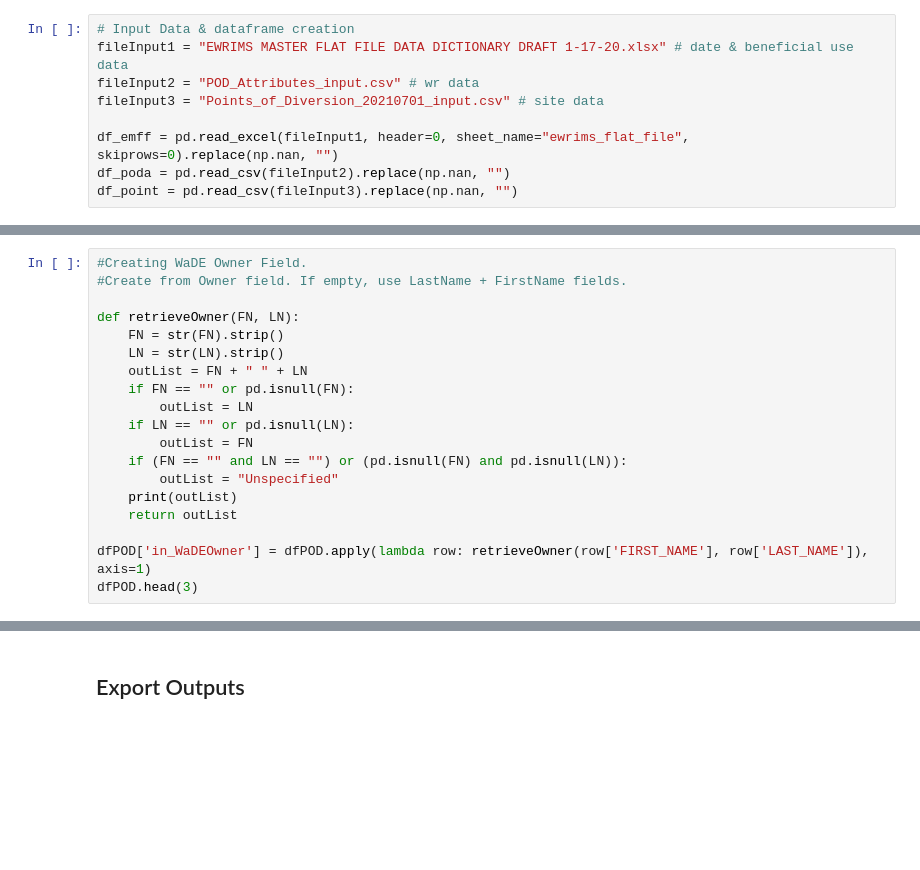
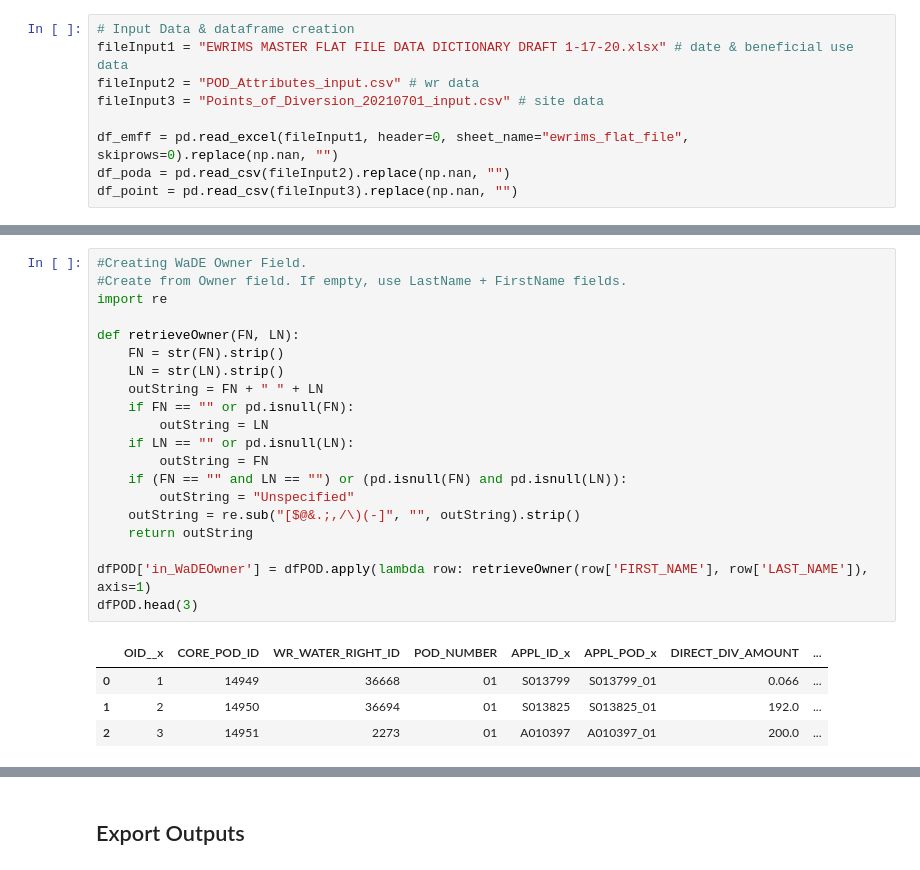
Before and after one commit to WSWCWaterDataExchange/MappingStatesDataToWaDE2.0, a Jupyter notebook: California/WaterAllocation/0_PreProcessCaliforniaAllocationData.ipynb, the cells around one changed output, grey strips where cells are left out. Drawn from its saved outputs; the diff is of its cells as text; blank space fills up the shorter version.

```diff
--- a/California/WaterAllocation/0_PreProcessCaliforniaAllocationData.ipynb
+++ b/California/WaterAllocation/0_PreProcessCaliforniaAllocationData.ipynb
@@ -71,22 +89,28 @@ dfPOD.head(3)
 # %%
 #Creating WaDE Owner Field.
 #Create from Owner field. If empty, use LastName + FirstName fields.
+import re
 
 def retrieveOwner(FN, LN):
     FN = str(FN).strip()
     LN = str(LN).strip()
-    outList = FN + " " + LN
+    outString = FN + " " + LN
     if FN == "" or pd.isnull(FN):
-        outList = LN
+        outString = LN
     if LN == "" or pd.isnull(LN):
-        outList = FN
+        outString = FN
     if (FN == "" and LN == "") or (pd.isnull(FN) and pd.isnull(LN)):
-        outList = "Unspecified"
-    print(outList)
-    return outList
+        outString = "Unspecified"
+    outString = re.sub("[$@&.;,/\)(-]", "", outString).strip()
+    return outString
 
 dfPOD['in_WaDEOwner'] = dfPOD.apply(lambda row: retrieveOwner(row['FIRST_NAME'], row['LAST_NAME']), axis=1)
 dfPOD.head(3)
+# %% [output]
+|  | OID__x | CORE_POD_ID | WR_WATER_RIGHT_ID | POD_NUMBER | APPL_ID_x | APPL_POD_x | DIRECT_DIV_AMOUNT | ... |
+| 0 | 1 | 14949 | 36668 | 01 | S013799 | S013799_01 | 0.066 | ... |
+| 1 | 2 | 14950 | 36694 | 01 | S013825 | S013825_01 | 192.0 | ... |
+| 2 | 3 | 14951 | 2273 | 01 | A010397 | A010397_01 | 200.0 | ... |
 # %%
 # Creating WaDE Custom water source native ID for easy water source identification
 # ----------------------------------------------------------------------------------------------------
```
Also changed, not shown: parts of 5 cells of this notebook, 2 other files.
